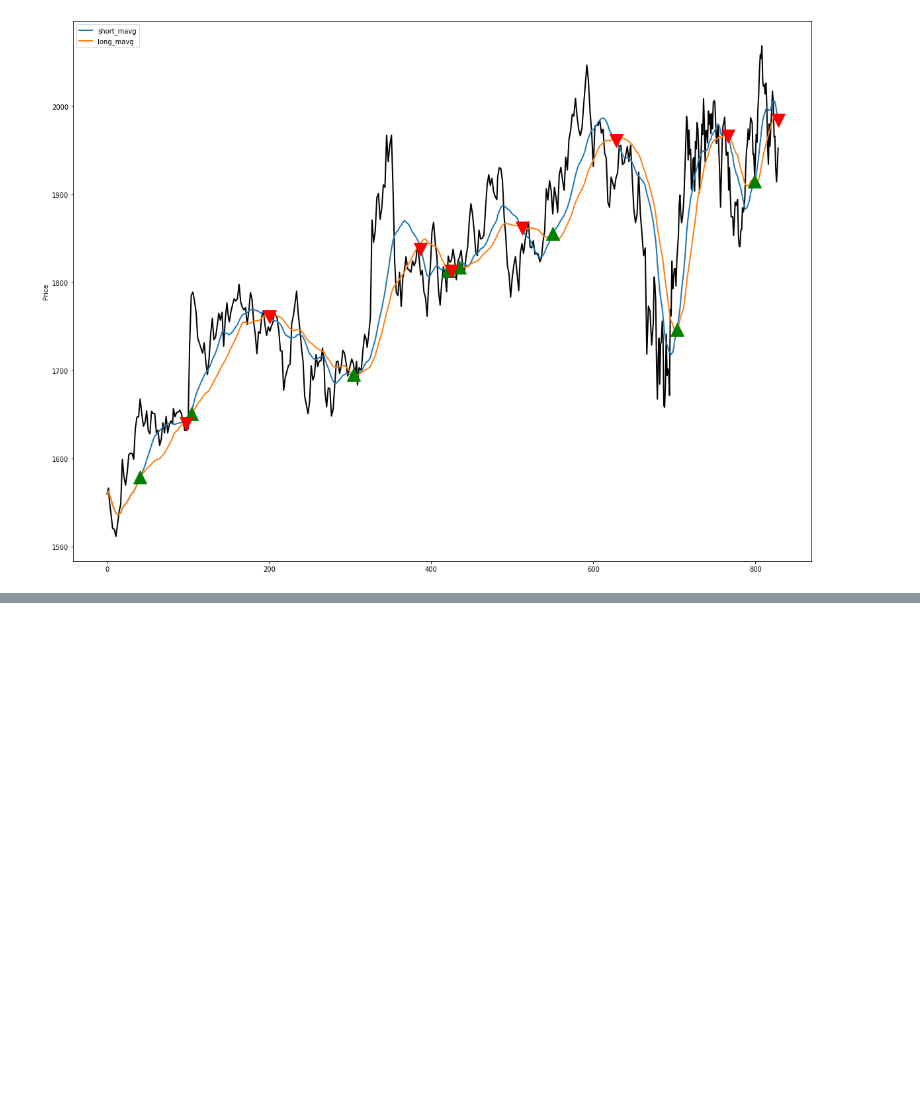
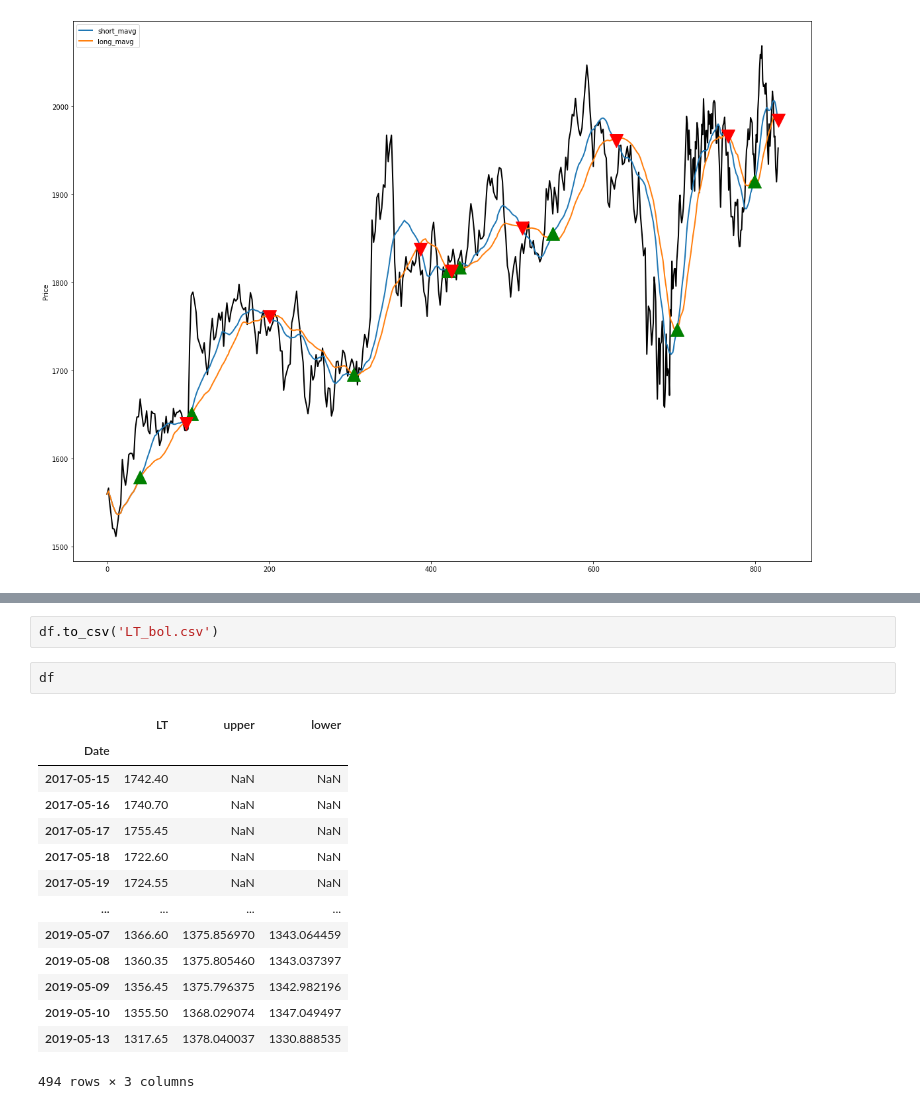
Before and after one commit to askvyas/Aspiration, a Jupyter notebook: Module 2.ipynb, the cells around one changed output, grey strips where cells are left out. Cells and saved outputs as stored; diff of their text form; blank space fills up the shorter version.

```diff
--- a/Module 2.ipynb
+++ b/Module 2.ipynb
@@ -409,3 +410,22 @@ ax.grid()
 plt.show()
 # %% [output]
 [figure]
+# %%
+df.to_csv('LT_bol.csv')
+# %%
+df
+# %% [output]
+|  | LT | upper | lower |
+| Date |  |  |  |
+| 2017-05-15 | 1742.40 | NaN | NaN |
+| 2017-05-16 | 1740.70 | NaN | NaN |
+| 2017-05-17 | 1755.45 | NaN | NaN |
+| 2017-05-18 | 1722.60 | NaN | NaN |
+| 2017-05-19 | 1724.55 | NaN | NaN |
+| ... | ... | ... | ... |
+| 2019-05-07 | 1366.60 | 1375.856970 | 1343.064459 |
+| 2019-05-08 | 1360.35 | 1375.805460 | 1343.037397 |
+| 2019-05-09 | 1356.45 | 1375.796375 | 1342.982196 |
+| 2019-05-10 | 1355.50 | 1368.029074 | 1347.049497 |
+| 2019-05-13 | 1317.65 | 1378.040037 | 1330.888535 |
+494 rows × 3 columns
```
Also changed, not shown: parts of 1 cell of this notebook, 1 other file.
